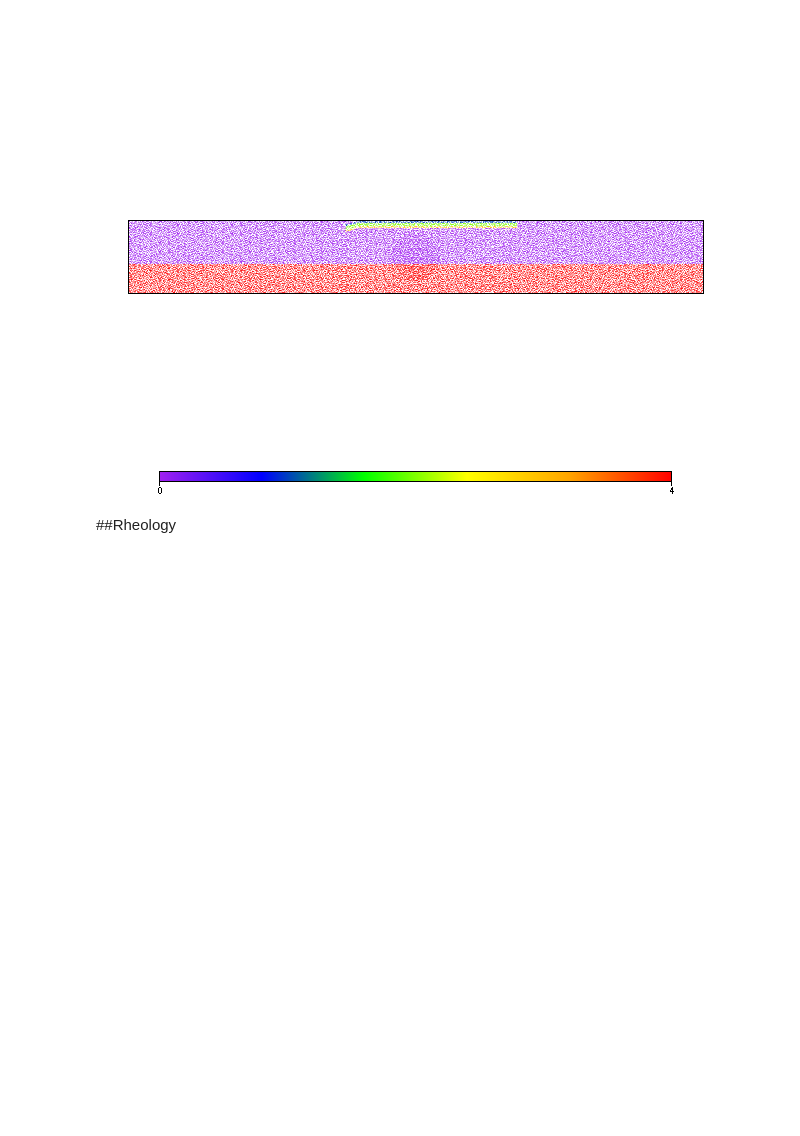
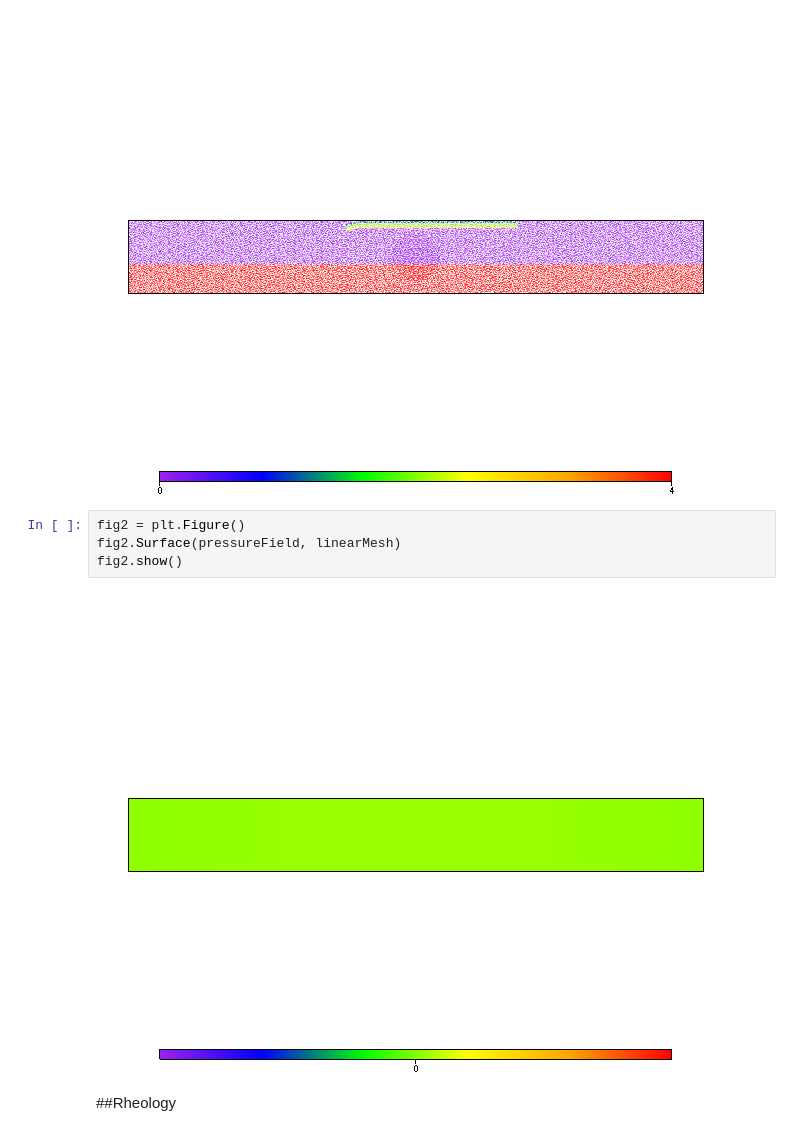
Before and after one commit to dansand/uw-bits, a Jupyter notebook: ozbench/Ozbench.ipynb, the cells around one changed output. Saved outputs shown, nothing was run; the diff lists cells and outputs as text; blank space fills up the shorter version.

```diff
--- a/ozbench/Ozbench.ipynb
+++ b/ozbench/Ozbench.ipynb
@@ -125,6 +128,12 @@ fig1.save_database('test_pol.gldb')
 fig1.show()
 # %% [output]
 [figure]
+# %%
+fig2 = plt.Figure()
+fig2.Surface(pressureField, linearMesh)
+fig2.show()
+# %% [output]
+[figure, added]
 # %% [markdown]
 ##Rheology
 # %%
```
Also changed, not shown: parts of 11 cells of this notebook, 41 other files.
